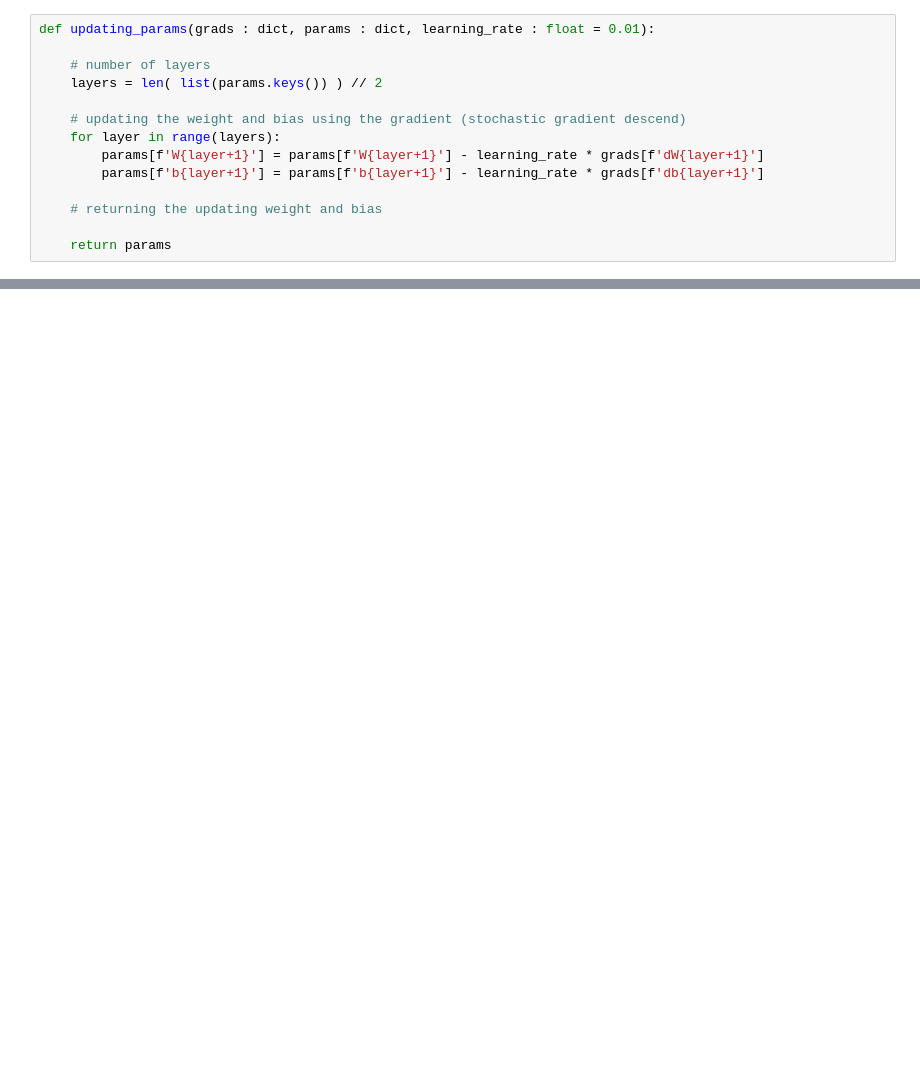
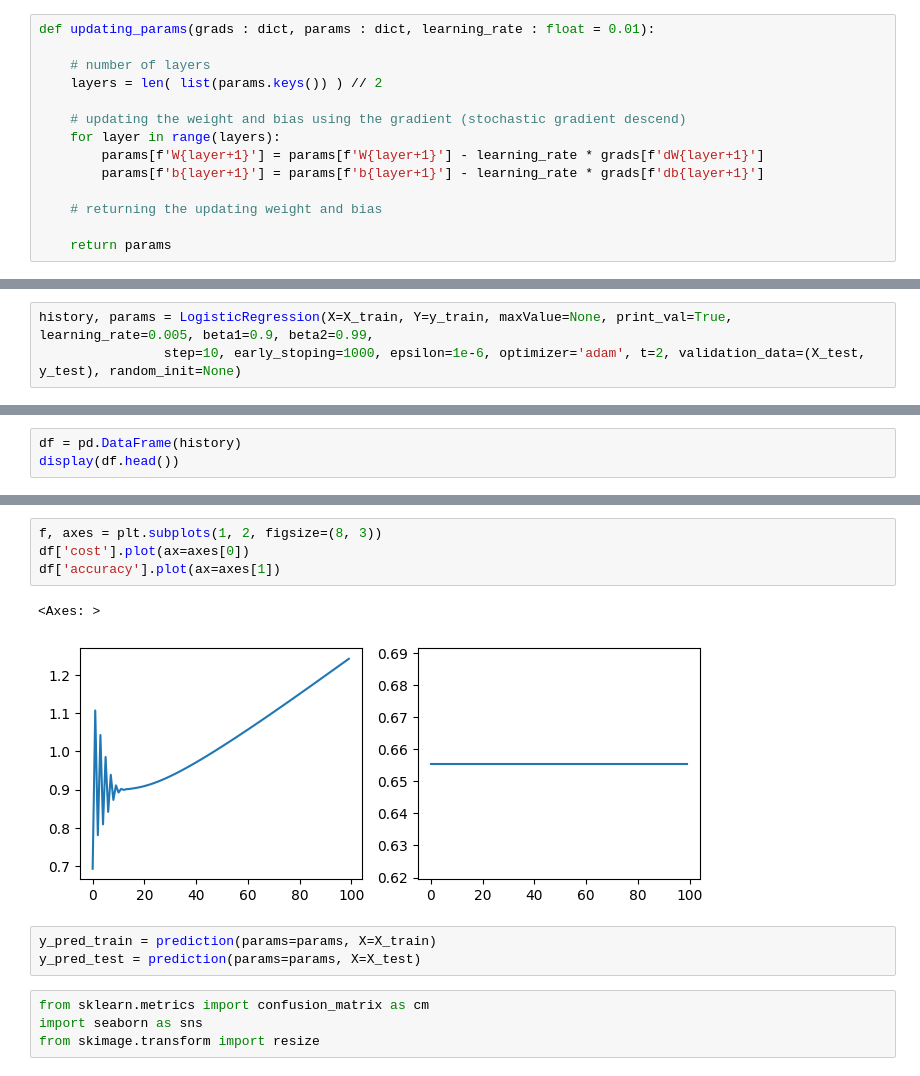
Before and after one commit to amiehe-essomba/logisticRegression, a Jupyter notebook: main.ipynb, the cells around one changed output, grey strips where cells are left out. Drawn from its saved outputs; the diff is of its cells as text; blank space fills up the shorter version.

```diff
--- a/main.ipynb
+++ b/main.ipynb
@@ -425,0 +286,3 @@ loop break due to early stoping parameter
+# %%
+history, params = LogisticRegression(X=X_train, Y=y_train, maxValue=None, print_val=True, learning_rate=0.005, beta1=0.9, beta2=0.99,
+                step=10, early_stoping=1000, epsilon=1e-6, optimizer='adam', t=2, validation_data=(X_test, y_test), random_init=None)
@@ -425,0 +294,3 @@ loop break due to early stoping parameter
+# %%
+df = pd.DataFrame(history)
+display(df.head())
@@ -425,0 +304,14 @@ loop break due to early stoping parameter
+# %%
+f, axes = plt.subplots(1, 2, figsize=(8, 3))
+df['cost'].plot(ax=axes[0])
+df['accuracy'].plot(ax=axes[1])
+# %% [output]
+<Axes: >
+[figure, added]
+# %%
+y_pred_train = prediction(params=params, X=X_train)
+y_pred_test = prediction(params=params, X=X_test)
+# %%
+from sklearn.metrics import confusion_matrix as cm
+import seaborn as sns
+from skimage.transform import resize
```
Also changed, not shown: parts of 49 cells of this notebook, 5 other files.
